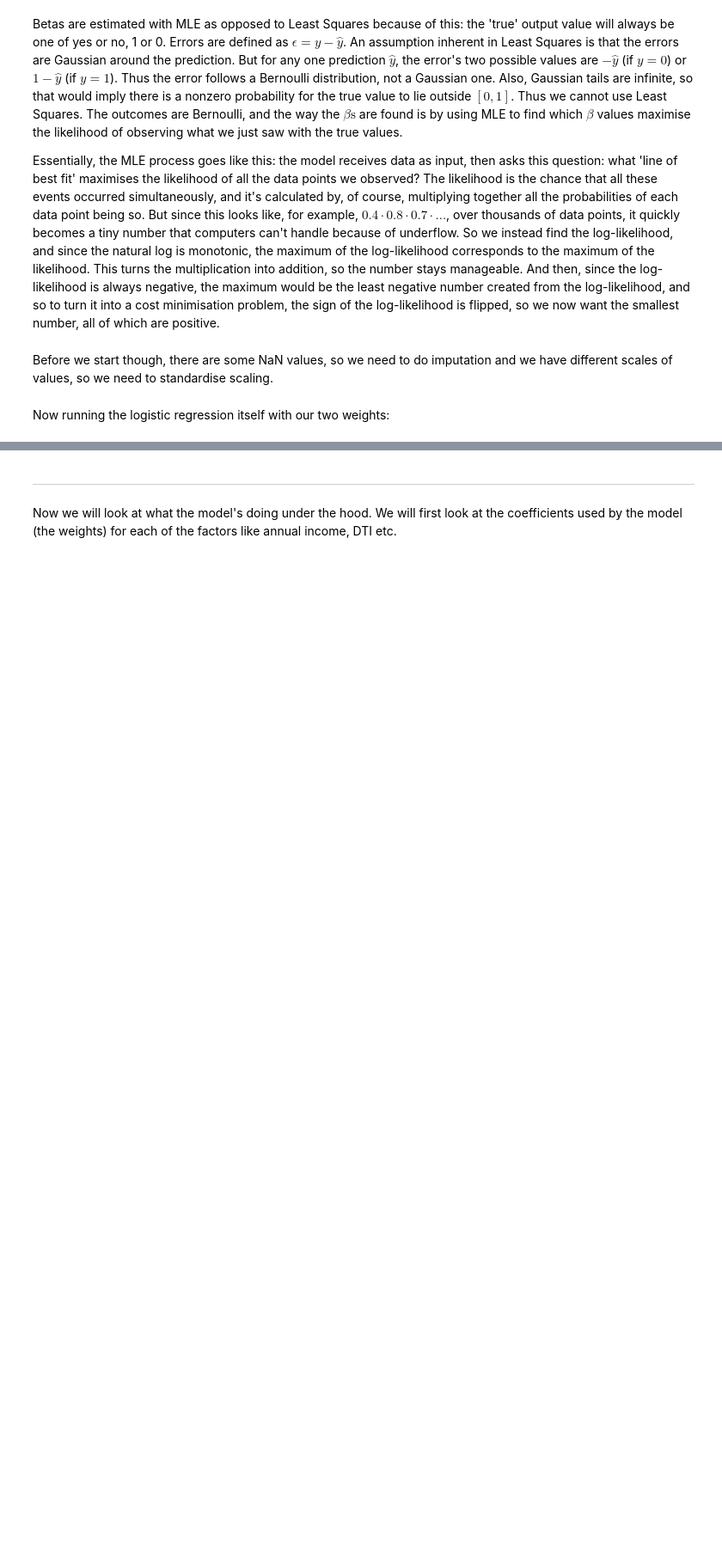
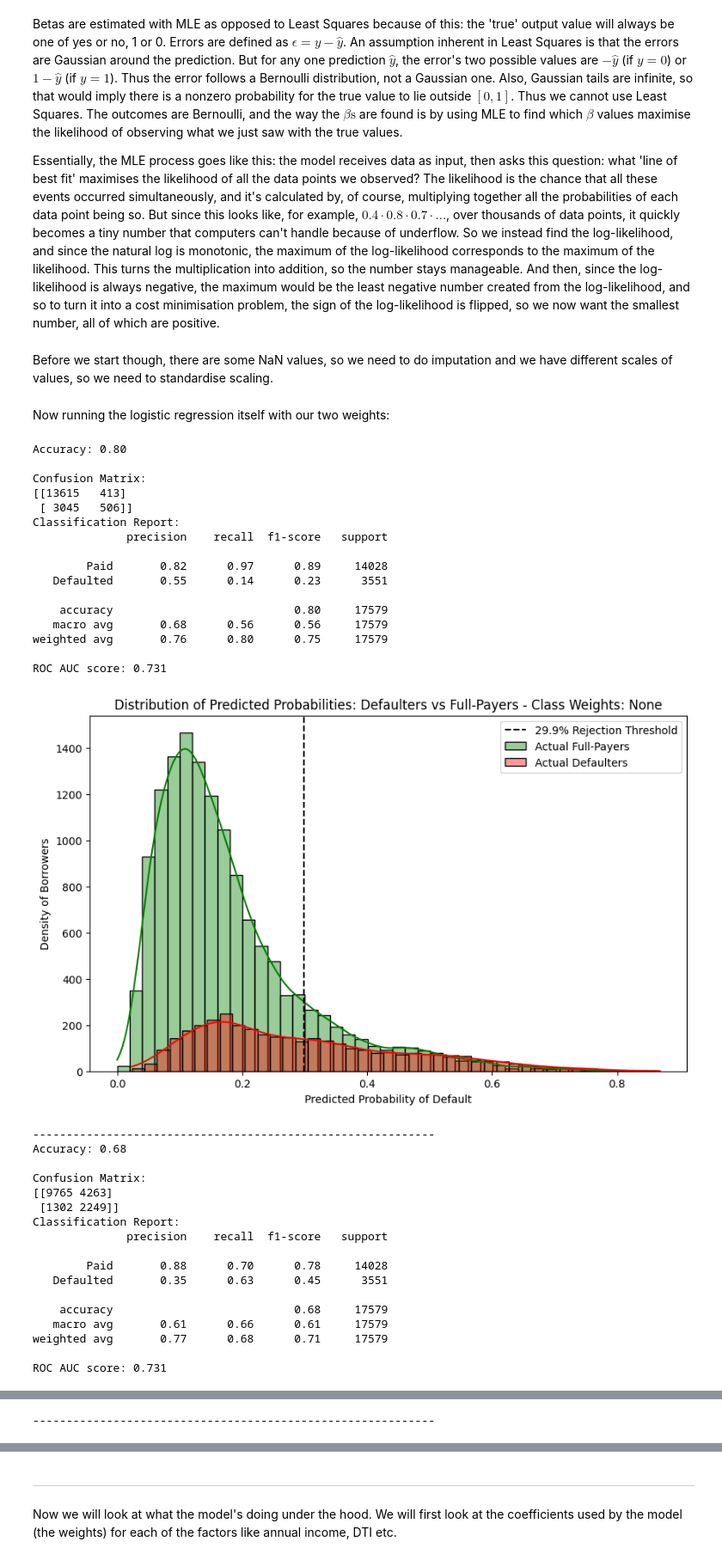
Before and after one commit to lricketson/LC-risk-analysis-project, a Jupyter notebook: logistic_regression.ipynb, the cells around one changed output, grey strips where cells are left out. Shown at 86% size. Saved outputs shown, nothing was run; the diff lists cells and outputs as text; code cells hidden in the pictures; blank space fills up the shorter version.

```diff
--- a/logistic_regression.ipynb
+++ b/logistic_regression.ipynb
@@ -79,24 +79,94 @@ scaled_X_test = scaler.transform(imputed_X_test)
 # %% [markdown]
 Now running the logistic regression itself with our two weights:
 # %%
+import seaborn as sns
+import matplotlib.pyplot as plt
+
 weights = [None, "balanced"]
+predicted_probs = 0
 for w in weights:
     log_reg = LogisticRegression(class_weight=w, random_state=42)
     log_reg.fit(scaled_X_train, y_train)
     y_pred = log_reg.predict(scaled_X_test)
     y_pred_proba = log_reg.predict_proba(scaled_X_test)
-
+    predicted_probs = y_pred_proba[:, 1]
     accuracy = accuracy_score(y_true=y_test, y_pred=y_pred)
     print(f"Accuracy: {accuracy:.2f}")
 
     cm = confusion_matrix(y_test, y_pred)
     print("\nConfusion Matrix:")
     print(cm)
 
     cr = classification_report(y_test, y_pred, target_names=["Paid", "Defaulted"])
     print("Classification Report:")
     print(cr)
 
-    roc_auc = roc_auc_score(y_test, y_pred)
+    roc_auc = roc_auc_score(y_test, predicted_probs)
     print(f"ROC AUC score: {round(roc_auc, 3)}")
+    plt.figure(figsize=(10, 6))
+    sns.histplot(
+        predicted_probs[y_test == 0],
+        label="Actual Full-Payers",
+        color="green",
+        stat="count",  # This forces the Y-axis to show actual population volume!
+        kde=True,  # This keeps the smooth mountain line you like
+        alpha=0.4,  # Makes the colors slightly transparent so you can see overlap
+        binwidth=0.02,  # Groups predictions into 2% buckets to keep it smooth
+    )
+
+    sns.histplot(
+        predicted_probs[y_test == 1],
+        label="Actual Defaulters",
+        color="red",
+        stat="count",
+        kde=True,
+        alpha=0.4,
+        binwidth=0.02,
+    )
+    plt.axvline(
+        x=0.299, color="black", linestyle="--", label="29.9% Rejection Threshold"
+    )
+    plt.title(
+        f"Distribution of Predicted Probabilities: Defaulters vs Full-Payers - Class Weights: {w}"
+    )
+    plt.xlabel("Predicted Probability of Default")
+    plt.ylabel("Density of Borrowers")
+    plt.legend()
+    plt.show()
+
     print("-" * 60)
+# %% [output]
+Accuracy: 0.80
+
+Confusion Matrix:
+[[13615   413]
+ [ 3045   506]]
+Classification Report:
+              precision    recall  f1-score   support
+
+        Paid       0.82      0.97      0.89     14028
+   Defaulted       0.55      0.14      0.23      3551
+
+    accuracy                           0.80     17579
+   macro avg       0.68      0.56      0.56     17579
+weighted avg       0.76      0.80      0.75     17579
+
+ROC AUC score: 0.731
+[figure, added]
+------------------------------------------------------------
+Accuracy: 0.68
+
+Confusion Matrix:
+[[9765 4263]
+ [1302 2249]]
+Classification Report:
+              precision    recall  f1-score   support
+
+        Paid       0.88      0.70      0.78     14028
+   Defaulted       0.35      0.63      0.45      3551
+
+    accuracy                           0.68     17579
+   macro avg       0.61      0.66      0.61     17579
+weighted avg       0.77      0.68      0.71     17579
+
+ROC AUC score: 0.731
@@ -103,3 +174,4 @@ for w in weights:
+------------------------------------------------------------
 # %% [markdown]
 ### Background on Class Weighting
 
```
Also changed, not shown: parts of 5 cells of this notebook, 4 other files.
